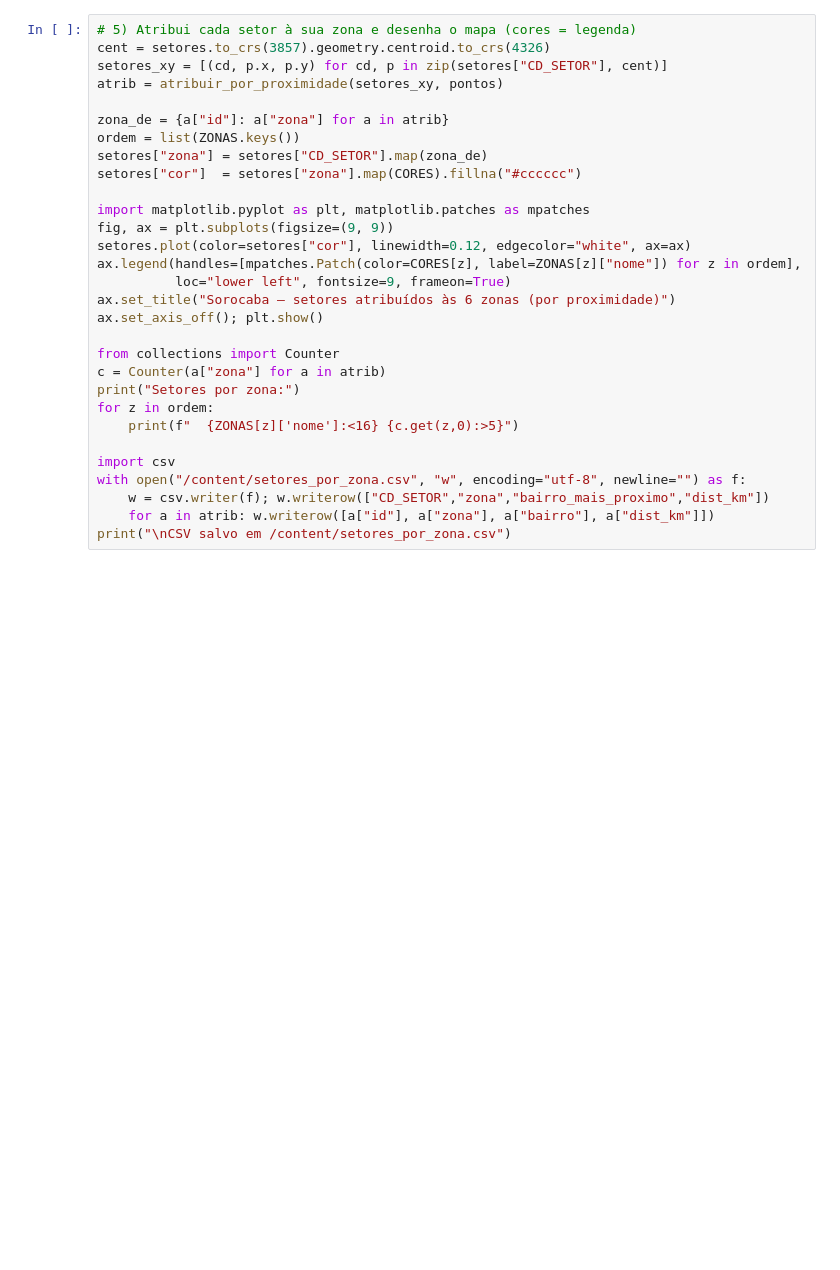
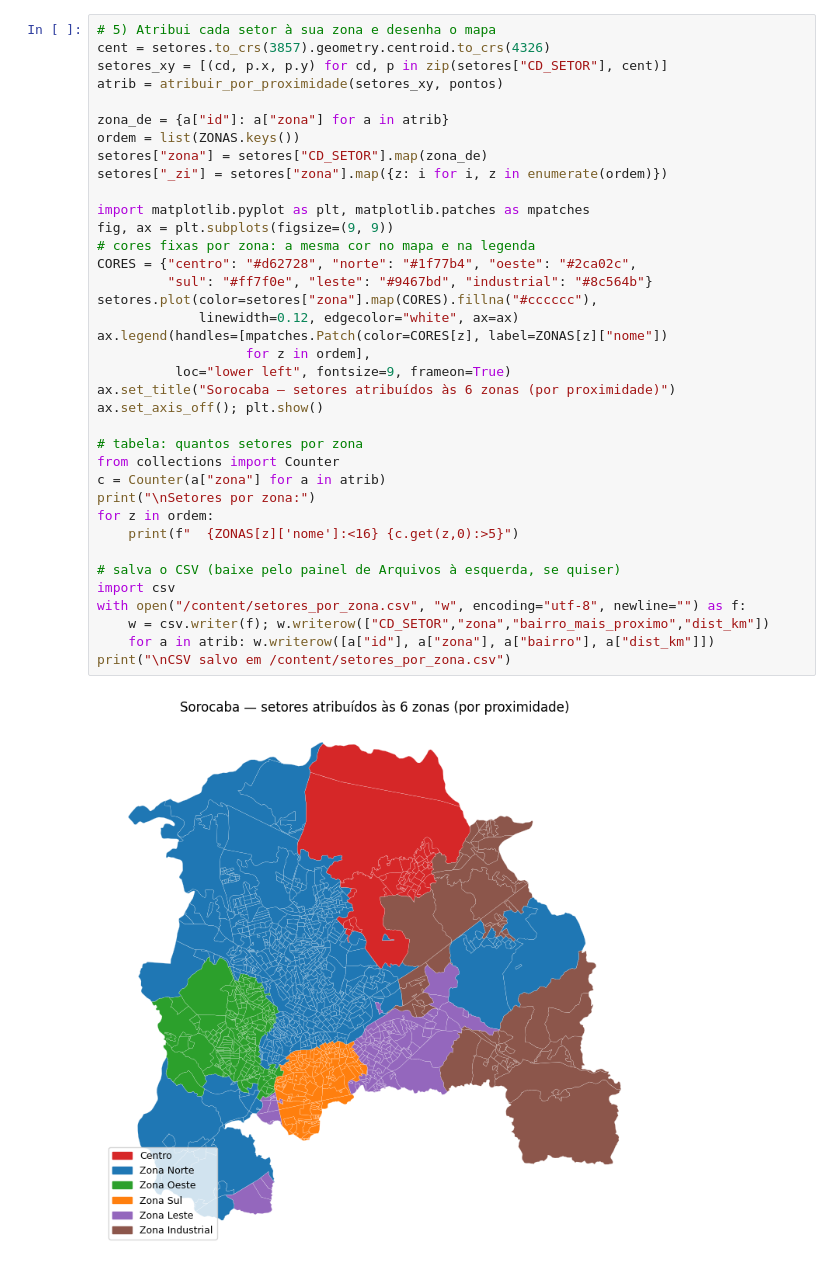
Before and after one commit to Campelomiranda/projetoanoletivo, a Jupyter notebook: data-pipeline/notebooks/CityLens_rodar_no_colab.ipynb, the cells around one changed output. Cells and saved outputs as stored; diff of their text form; blank space fills up the shorter version.

```diff
--- a/data-pipeline/notebooks/CityLens_rodar_no_colab.ipynb
+++ b/data-pipeline/notebooks/CityLens_rodar_no_colab.ipynb
@@ -231,30 +224,39 @@ assert not vazias, f"Zona sem nenhum bairro válido: {vazias} — confira os nom
 # %%
-# 5) Atribui cada setor à sua zona e desenha o mapa (cores = legenda)
+# 5) Atribui cada setor à sua zona e desenha o mapa
 cent = setores.to_crs(3857).geometry.centroid.to_crs(4326)
 setores_xy = [(cd, p.x, p.y) for cd, p in zip(setores["CD_SETOR"], cent)]
 atrib = atribuir_por_proximidade(setores_xy, pontos)
 
 zona_de = {a["id"]: a["zona"] for a in atrib}
 ordem = list(ZONAS.keys())
 setores["zona"] = setores["CD_SETOR"].map(zona_de)
-setores["cor"]  = setores["zona"].map(CORES).fillna("#cccccc")
+setores["_zi"] = setores["zona"].map({z: i for i, z in enumerate(ordem)})
 
 import matplotlib.pyplot as plt, matplotlib.patches as mpatches
 fig, ax = plt.subplots(figsize=(9, 9))
-setores.plot(color=setores["cor"], linewidth=0.12, edgecolor="white", ax=ax)
-ax.legend(handles=[mpatches.Patch(color=CORES[z], label=ZONAS[z]["nome"]) for z in ordem],
+# cores fixas por zona: a mesma cor no mapa e na legenda
+CORES = {"centro": "#d62728", "norte": "#1f77b4", "oeste": "#2ca02c",
+         "sul": "#ff7f0e", "leste": "#9467bd", "industrial": "#8c564b"}
+setores.plot(color=setores["zona"].map(CORES).fillna("#cccccc"),
+             linewidth=0.12, edgecolor="white", ax=ax)
+ax.legend(handles=[mpatches.Patch(color=CORES[z], label=ZONAS[z]["nome"])
+                   for z in ordem],
           loc="lower left", fontsize=9, frameon=True)
 ax.set_title("Sorocaba — setores atribuídos às 6 zonas (por proximidade)")
 ax.set_axis_off(); plt.show()
 
+# tabela: quantos setores por zona
 from collections import Counter
 c = Counter(a["zona"] for a in atrib)
-print("Setores por zona:")
+print("\nSetores por zona:")
 for z in ordem:
     print(f"  {ZONAS[z]['nome']:<16} {c.get(z,0):>5}")
 
+# salva o CSV (baixe pelo painel de Arquivos à esquerda, se quiser)
 import csv
 with open("/content/setores_por_zona.csv", "w", encoding="utf-8", newline="") as f:
     w = csv.writer(f); w.writerow(["CD_SETOR","zona","bairro_mais_proximo","dist_km"])
     for a in atrib: w.writerow([a["id"], a["zona"], a["bairro"], a["dist_km"]])
 print("\nCSV salvo em /content/setores_por_zona.csv")
+# %% [output]
+[figure, added]
```
Also changed, not shown: parts of 8 cells of this notebook.
